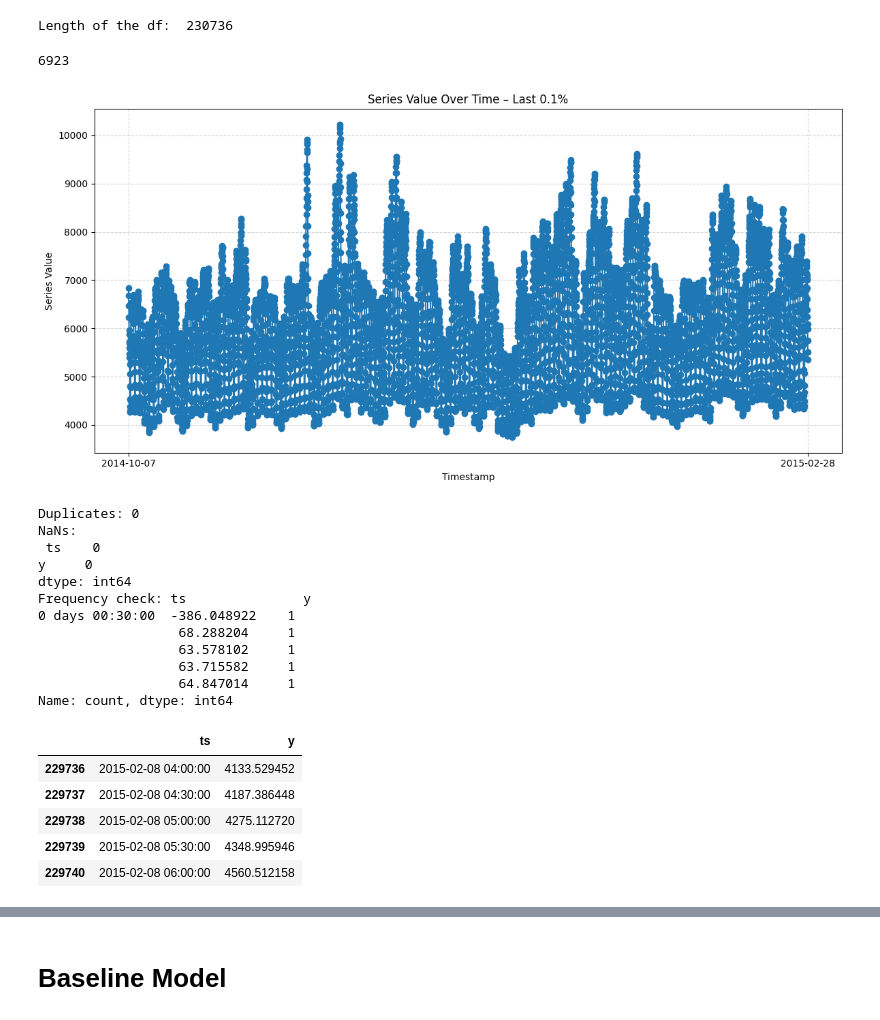
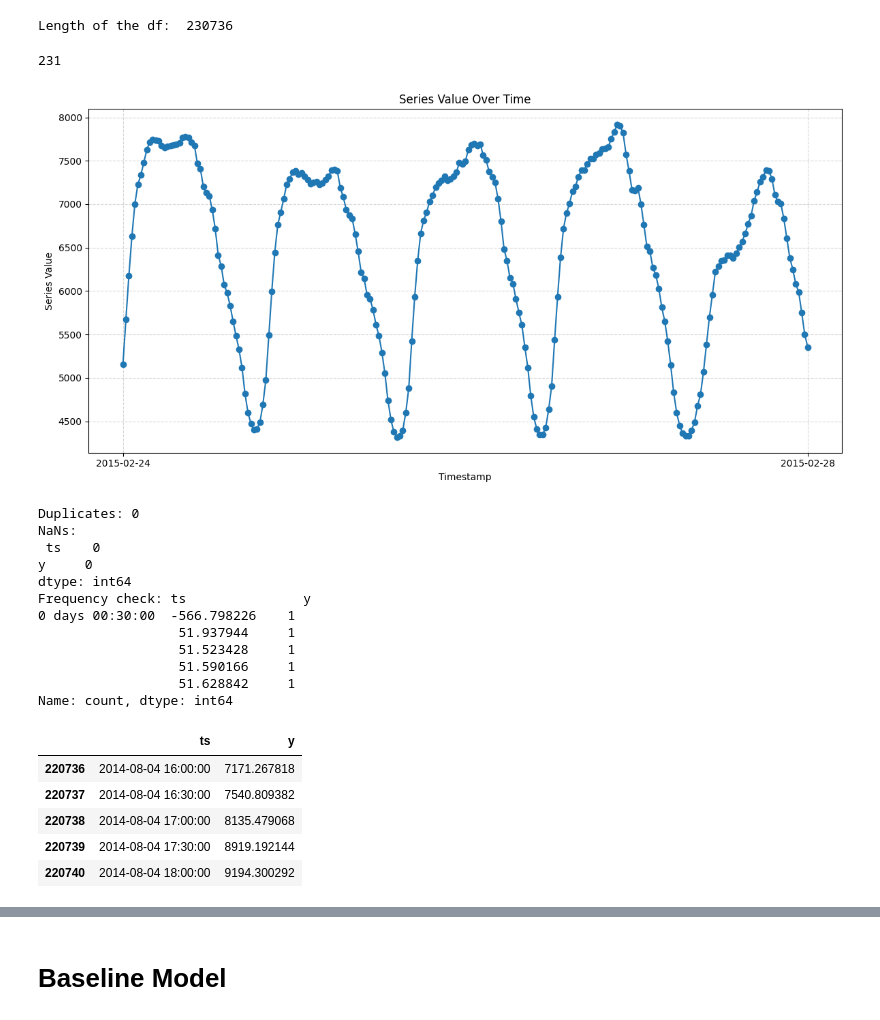
Before and after one commit to florivz/TSF-SS25-TimeGPT, a Jupyter notebook: skripts/forecasting/australian_electricity_model.ipynb, the cells around one changed output, grey strips where cells are left out. Saved outputs shown, nothing was run; the diff lists cells and outputs as text; code cells hidden in the pictures.

```diff
--- a/skripts/forecasting/australian_electricity_model.ipynb
+++ b/skripts/forecasting/australian_electricity_model.ipynb
@@ -21,31 +21,31 @@ print("Length of the df: ", len(df))
 # %% [output]
 Length of the df:  230736
 # %%
-df_short = df[int(len(df) * 0.97):]
+df_short = df[int(len(df) * 0.999):]
 print(len(df_short))
 
 start = df_short['ts'].min()
 end = df_short['ts'].max()
 
 
 plt.figure(figsize=(12, 6))
 plt.plot(df_short['ts'], df_short['y'], marker='o')
 
 # Start and End-Ticks
 plt.xticks([start, end], [start.strftime('%Y-%m-%d'), end.strftime('%Y-%m-%d')])
 
 plt.xlabel('Timestamp')
 plt.ylabel('Series Value')
-plt.title('Series Value Over Time – Last 0.1%')
+plt.title('Series Value Over Time')
 plt.grid(True, linestyle='--', alpha=0.5)
 plt.tight_layout()
 plt.show()
 # %% [output]
-6923
+231
-[figure, old version]
+[figure, new version]
 # %%
 # shortening the dataset
-df_recent = df.tail(1000).copy()
+df_recent = df.tail(10000).copy()
 train_ratio = 0.8
 split_idx   = int(len(df_recent) * train_ratio)
 
@@ -63,15 +63,15 @@ NaNs:
 y     0
 dtype: int64
 Frequency check: ts               y
-0 days 00:30:00  -386.048922    1
-                  68.288204     1
-                  63.578102     1
-                  63.715582     1
-                  64.847014     1
+0 days 00:30:00  -566.798226    1
+                  51.937944     1
+                  51.523428     1
+                  51.590166     1
+                  51.628842     1
 Name: count, dtype: int64
 |  | ts | y |
-| 229736 | 2015-02-08 04:00:00 | 4133.529452 |
-| 229737 | 2015-02-08 04:30:00 | 4187.386448 |
-| 229738 | 2015-02-08 05:00:00 | 4275.112720 |
-| 229739 | 2015-02-08 05:30:00 | 4348.995946 |
-| 229740 | 2015-02-08 06:00:00 | 4560.512158 |
+| 220736 | 2014-08-04 16:00:00 | 7171.267818 |
+| 220737 | 2014-08-04 16:30:00 | 7540.809382 |
+| 220738 | 2014-08-04 17:00:00 | 8135.479068 |
+| 220739 | 2014-08-04 17:30:00 | 8919.192144 |
+| 220740 | 2014-08-04 18:00:00 | 9194.300292 |
```
Also changed, not shown: parts of 10 cells of this notebook, 1 other file.
